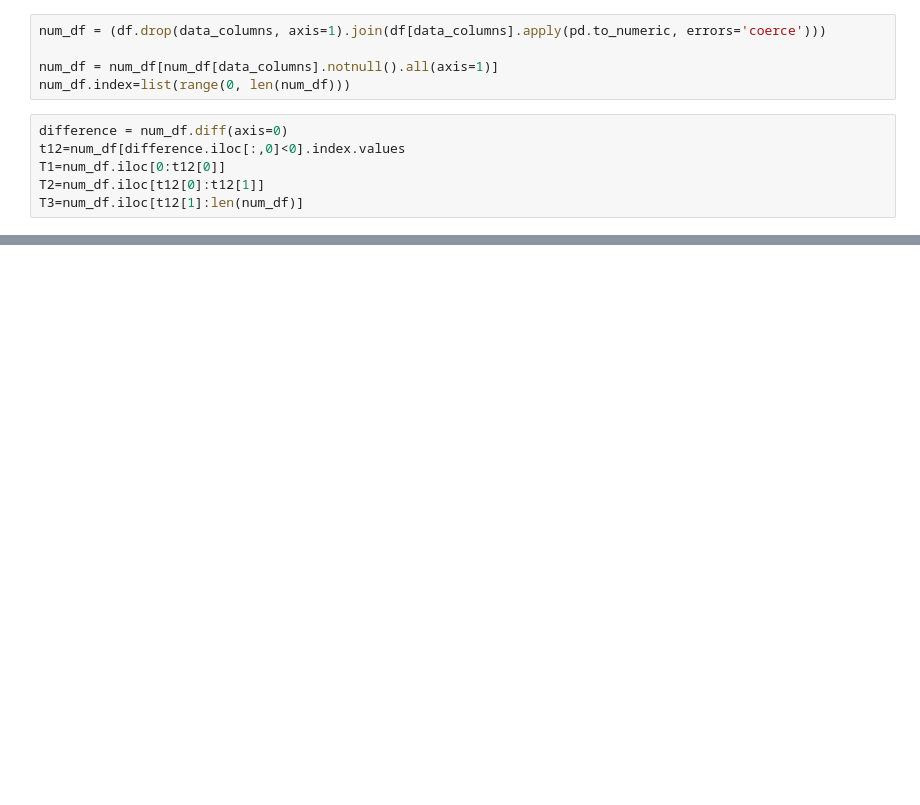
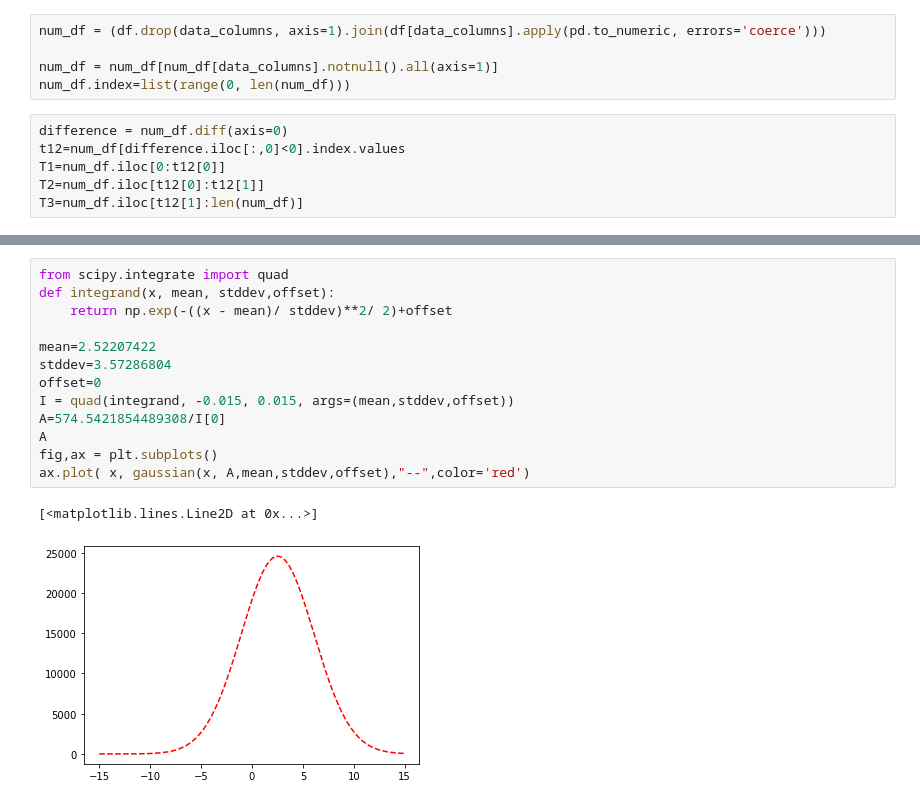
Before and after one commit to mmorbey/Gallium-Experiments, a Jupyter notebook: oo.ipynb, the cells around one changed output, grey strips where cells are left out. Cells and saved outputs as stored; diff of their text form; blank space fills up the shorter version.

```diff
--- a/oo.ipynb
+++ b/oo.ipynb
@@ -44,3 +48,19 @@ plt.show()
+# %%
+from scipy.integrate import quad
+def integrand(x, mean, stddev,offset):
+    return np.exp(-((x - mean)/ stddev)**2/ 2)+offset
+
+mean=2.52207422
+stddev=3.57286804
+offset=0
+I = quad(integrand, -0.015, 0.015, args=(mean,stddev,offset))
+A=574.5421854489308/I[0]
+A
+fig,ax = plt.subplots()
+ax.plot( x, gaussian(x, A,mean,stddev,offset),"--",color='red')
+# %% [output]
+[<matplotlib.lines.Line2D at 0x...>]
+[figure, added]
 # %%
 fig,ax = plt.subplots()
 ax.plot(T2.iloc[:,0],T2.iloc[:,2],color="red",marker="o")
```
Also changed, not shown: parts of 4 cells of this notebook.
